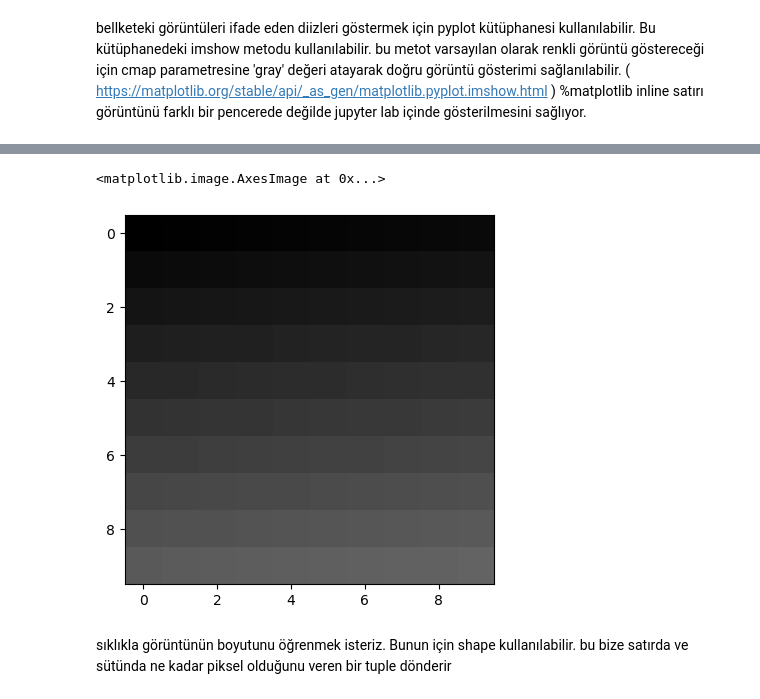
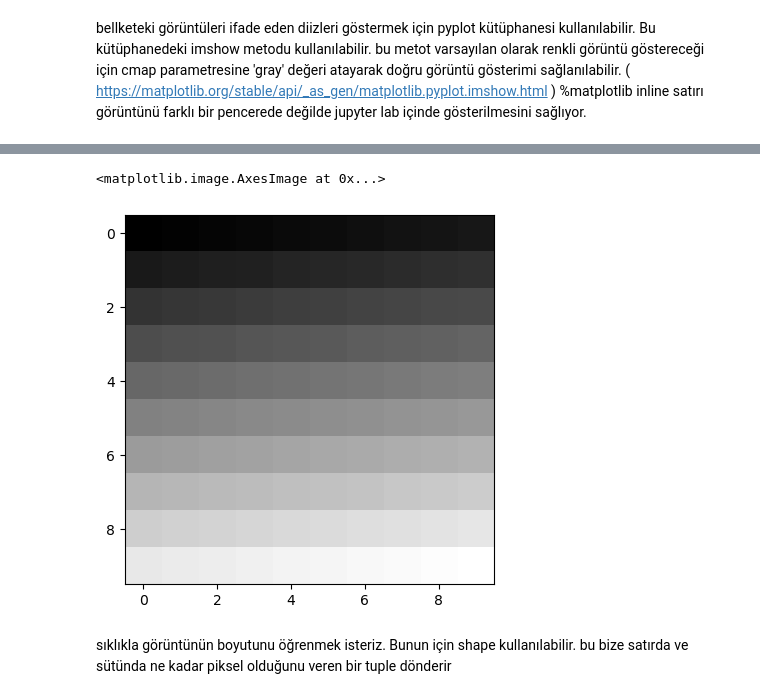
Before and after one commit to emrebendes/ImageProcessing, a Jupyter notebook: u1.ipynb, the cells around one changed output, grey strips where cells are left out. Saved outputs shown, nothing was run; the diff lists cells and outputs as text; code cells hidden in the pictures.

```diff
--- a/u1.ipynb
+++ b/u1.ipynb
@@ -88,8 +88,8 @@ plt.imshow(r,cmap='gray')
 # %%
-plt.imshow(u,cmap='gray',vmin=0,vmax=255)
+plt.imshow(u,cmap='gray')
 # %% [output]
 <matplotlib.image.AxesImage at 0x...>
-[figure, old version]
+[figure, new version]
 # %% [markdown]
 sıklıkla görüntünün boyutunu öğrenmek isteriz. Bunun için shape kullanılabilir. bu bize satırda ve sütünda ne kadar piksel olduğunu veren bir tuple dönderir
 # %%
```
Also changed, not shown: parts of 47 cells of this notebook.
